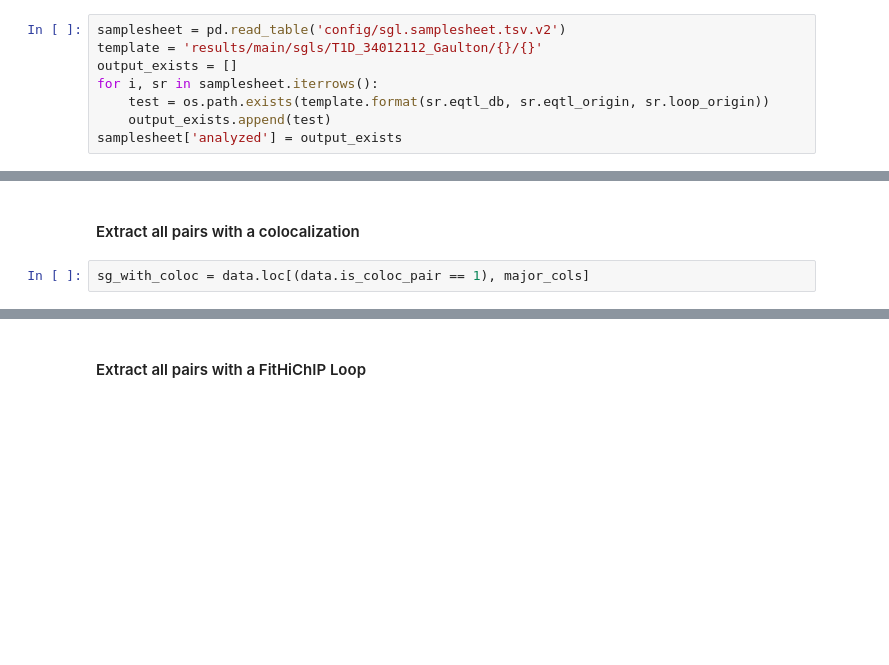
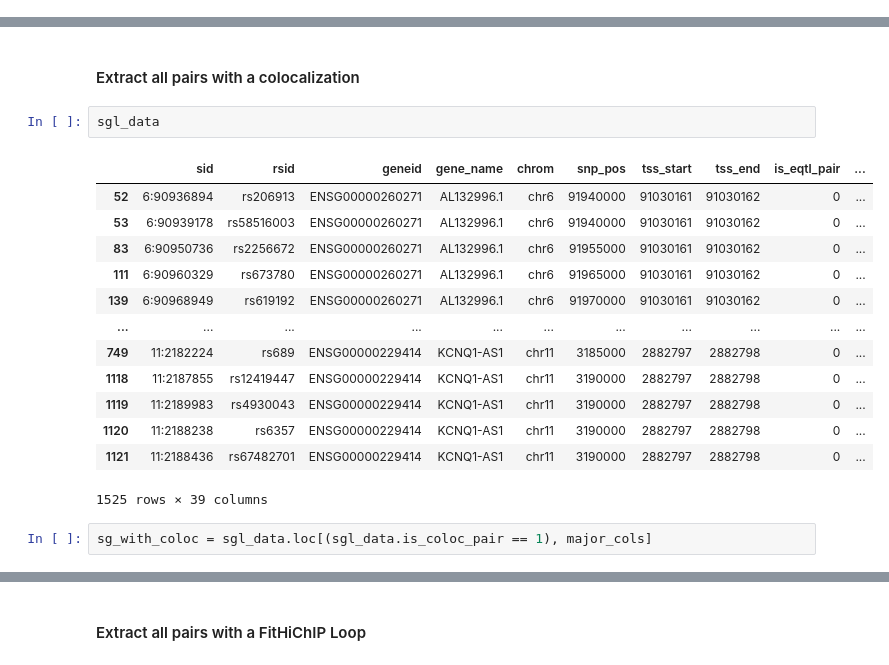
Before and after one commit to joreynajr/dchallenge, a Jupyter notebook: workflow/notebooks/reports/Combine_Master_Tables.py.ipynb, the cells around one changed output, grey strips where cells are left out. Drawn from its saved outputs; the diff is of its cells as text; blank space fills up the shorter version.

```diff
--- a/workflow/notebooks/reports/Combine_Master_Tables.py.ipynb
+++ b/workflow/notebooks/reports/Combine_Master_Tables.py.ipynb
@@ -54,11 +52,3 @@ gene_dict = gene_dict.squeeze()
 gene_dict = gene_dict.to_dict()
 # %% [markdown]
 ## Checking the samplesheet
-# %%
-samplesheet = pd.read_table('config/sgl.samplesheet.tsv.v2')
-template = 'results/main/sgls/T1D_34012112_Gaulton/{}/{}'
-output_exists = []
-for i, sr in samplesheet.iterrows():
-    test = os.path.exists(template.format(sr.eqtl_db, sr.eqtl_origin, sr.loop_origin))
-    output_exists.append(test)
-samplesheet['analyzed'] = output_exists
@@ -257,6 +311,22 @@ sg_with_eqtl
 # %% [markdown]
 #### Extract all pairs with a colocalization
+# %%
+sgl_data
+# %% [output]
+|  | sid | rsid | geneid | gene_name | chrom | snp_pos | tss_start | tss_end | is_eqtl_pair | ... |
+| 52 | 6:90936894 | rs206913 | ENSG00000260271 | AL132996.1 | chr6 | 91940000 | 91030161 | 91030162 | 0 | ... |
+| 53 | 6:90939178 | rs58516003 | ENSG00000260271 | AL132996.1 | chr6 | 91940000 | 91030161 | 91030162 | 0 | ... |
+| 83 | 6:90950736 | rs2256672 | ENSG00000260271 | AL132996.1 | chr6 | 91955000 | 91030161 | 91030162 | 0 | ... |
+| 111 | 6:90960329 | rs673780 | ENSG00000260271 | AL132996.1 | chr6 | 91965000 | 91030161 | 91030162 | 0 | ... |
+| 139 | 6:90968949 | rs619192 | ENSG00000260271 | AL132996.1 | chr6 | 91970000 | 91030161 | 91030162 | 0 | ... |
+| ... | ... | ... | ... | ... | ... | ... | ... | ... | ... | ... |
+| 749 | 11:2182224 | rs689 | ENSG00000229414 | KCNQ1-AS1 | chr11 | 3185000 | 2882797 | 2882798 | 0 | ... |
+| 1118 | 11:2187855 | rs12419447 | ENSG00000229414 | KCNQ1-AS1 | chr11 | 3190000 | 2882797 | 2882798 | 0 | ... |
+| 1119 | 11:2189983 | rs4930043 | ENSG00000229414 | KCNQ1-AS1 | chr11 | 3190000 | 2882797 | 2882798 | 0 | ... |
+| 1120 | 11:2188238 | rs6357 | ENSG00000229414 | KCNQ1-AS1 | chr11 | 3190000 | 2882797 | 2882798 | 0 | ... |
+| 1121 | 11:2188436 | rs67482701 | ENSG00000229414 | KCNQ1-AS1 | chr11 | 3190000 | 2882797 | 2882798 | 0 | ... |
+1525 rows × 39 columns
 # %%
-sg_with_coloc = data.loc[(data.is_coloc_pair == 1), major_cols]
+sg_with_coloc = sgl_data.loc[(sgl_data.is_coloc_pair == 1), major_cols]
 # %%
 print('There are {} SNP-Gene pairs with a coloc.'.format(len(sg_with_coloc)))
```
Also changed, not shown: parts of 35 cells of this notebook, 1 other file.
